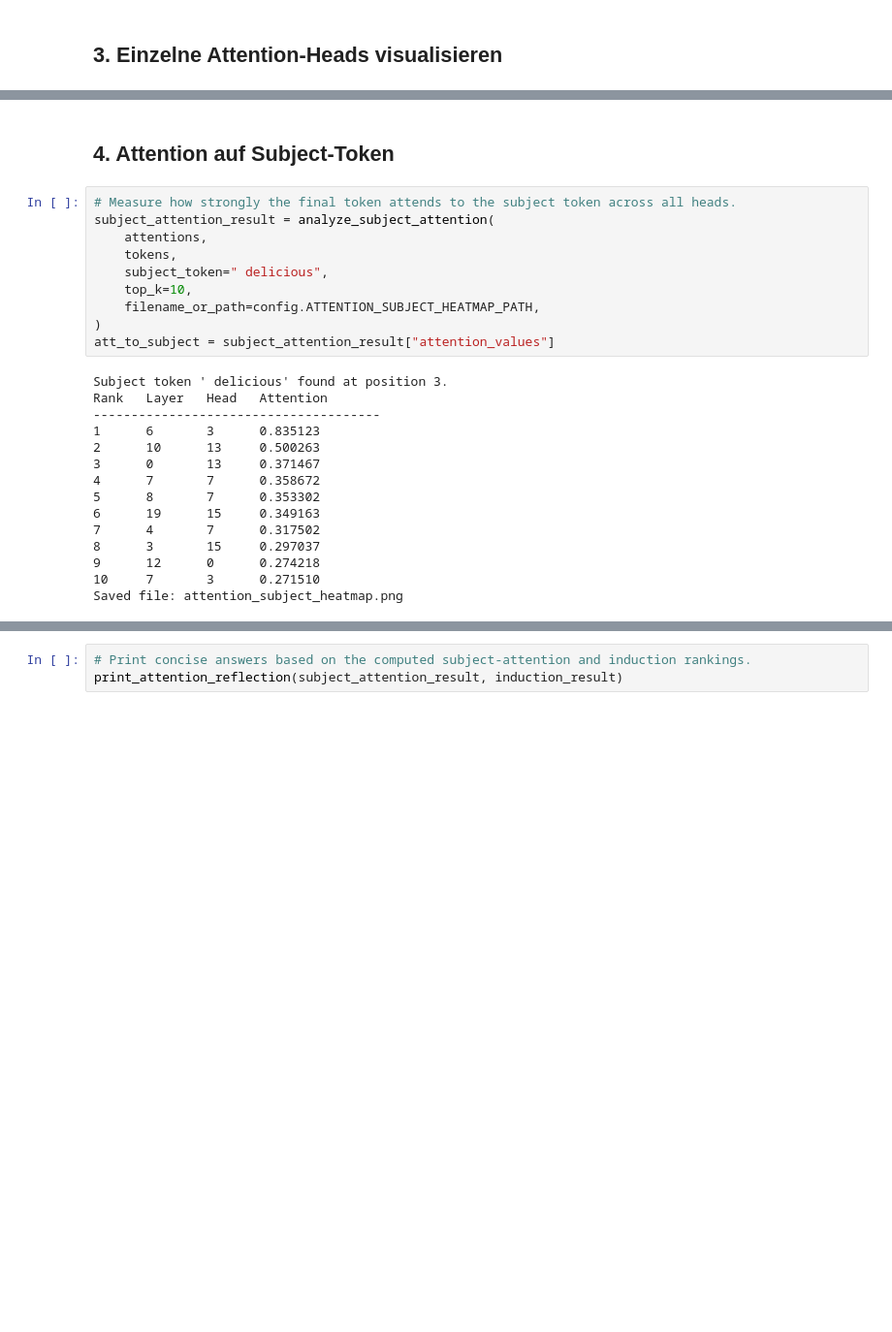
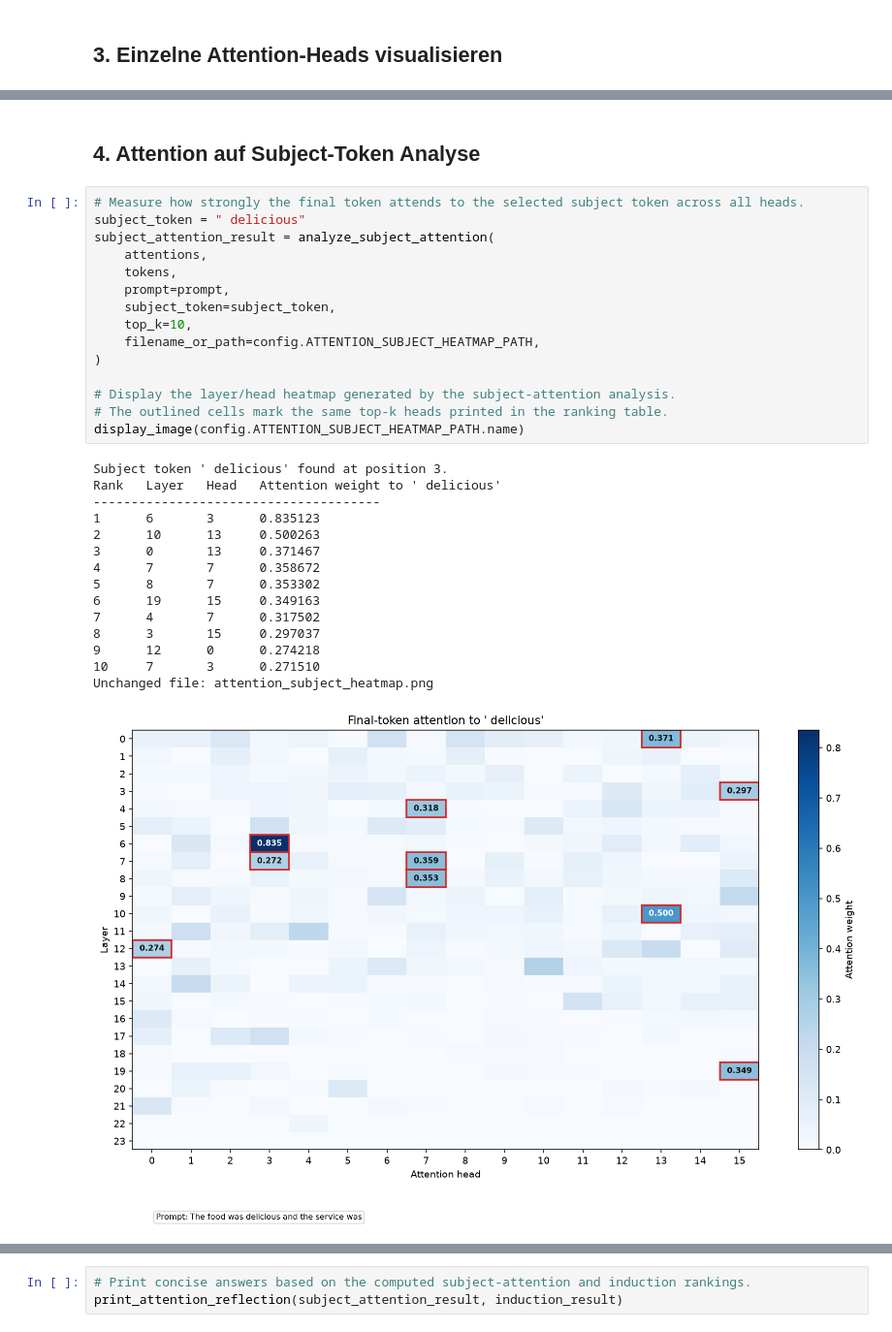
Before and after one commit to ia13400/AI_Frameworks_Tools, a Jupyter notebook: assignement/notebooks/03_Attention_Analysis.ipynb, the cells around one changed output, grey strips where cells are left out. Shown at 97% size. Drawn from its saved outputs; the diff is of its cells as text; blank space fills up the shorter version.

Commit message:
Adding changes to attention analysis

```diff
--- a/assignement/notebooks/03_Attention_Analysis.ipynb
+++ b/assignement/notebooks/03_Attention_Analysis.ipynb
@@ -203,28 +203,34 @@ Saved file: attention_head_grid.png
 # %% [markdown]
-## 4. Attention auf Subject-Token
+## 4. Attention auf Subject-Token Analyse
 # %%
-# Measure how strongly the final token attends to the subject token across all heads.
+# Measure how strongly the final token attends to the selected subject token across all heads.
+subject_token = " delicious"
 subject_attention_result = analyze_subject_attention(
     attentions,
     tokens,
-    subject_token=" delicious",
+    prompt=prompt,
+    subject_token=subject_token,
     top_k=10,
     filename_or_path=config.ATTENTION_SUBJECT_HEATMAP_PATH,
 )
-att_to_subject = subject_attention_result["attention_values"]
+
+# Display the layer/head heatmap generated by the subject-attention analysis.
+# The outlined cells mark the same top-k heads printed in the ranking table.
+display_image(config.ATTENTION_SUBJECT_HEATMAP_PATH.name)
 # %% [output]
 Subject token ' delicious' found at position 3.
-Rank   Layer   Head   Attention
+Rank   Layer   Head   Attention weight to ' delicious'
 --------------------------------------
 1      6       3      0.835123
 2      10      13     0.500263
 3      0       13     0.371467
 4      7       7      0.358672
 5      8       7      0.353302
 6      19      15     0.349163
 7      4       7      0.317502
 8      3       15     0.297037
 9      12      0      0.274218
 10     7       3      0.271510
-Saved file: attention_subject_heatmap.png
+Unchanged file: attention_subject_heatmap.png
+[figure, added]
 # %% [markdown]
```
Also changed, not shown: parts of 9 cells of this notebook, 5 other files.
